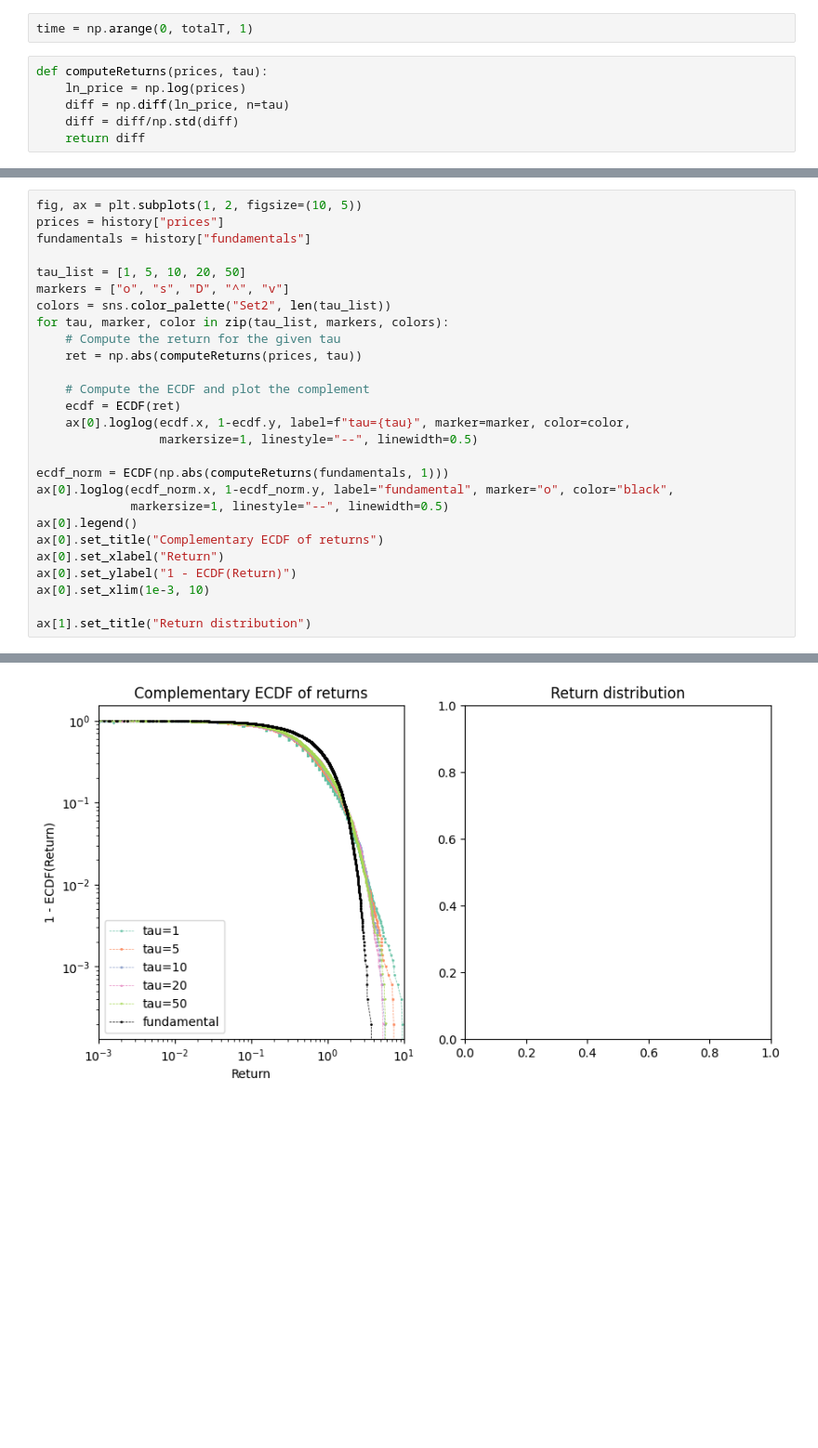
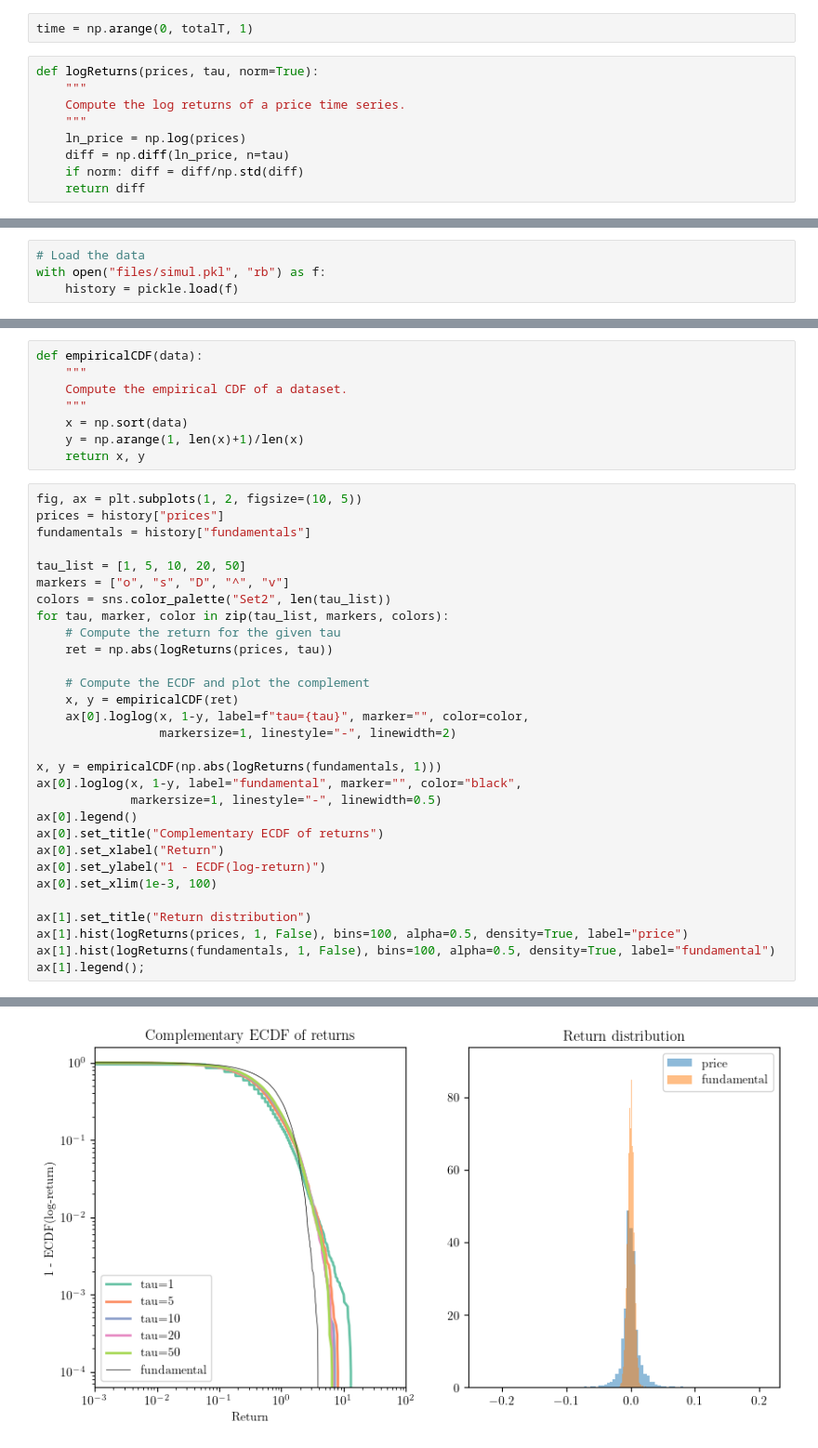
Before and after one commit to paololapo/LuxMarchesiModel, a Jupyter notebook: notebook.ipynb, the cells around one changed output, grey strips where cells are left out. Shown at 93% size. Saved outputs shown, nothing was run; the diff lists cells and outputs as text; blank space fills up the shorter version.

Commit message:
mostly graphical aspects

```diff
--- a/notebook.ipynb
+++ b/notebook.ipynb
@@ -25,8 +33,11 @@ history = M.simulate(totalT, 1)
 # %%
 time = np.arange(0, totalT, 1)
 # %%
-def computeReturns(prices, tau):
+def logReturns(prices, tau, norm=True):
+    """
+    Compute the log returns of a price time series.
+    """
     ln_price = np.log(prices)
     diff = np.diff(ln_price, n=tau)
-    diff = diff/np.std(diff)
+    if norm: diff = diff/np.std(diff)
     return diff
@@ -62,0 +130,4 @@ fig.tight_layout();
+# %%
+# Load the data
+with open("files/simul.pkl", "rb") as f:
+    history = pickle.load(f)
@@ -63,3 +136,11 @@ fig.tight_layout();
+# %%
+def empiricalCDF(data):
+    """
+    Compute the empirical CDF of a dataset.
+    """
+    x = np.sort(data)
+    y = np.arange(1, len(x)+1)/len(x)
+    return x, y
 # %%
 fig, ax = plt.subplots(1, 2, figsize=(10, 5))
 prices = history["prices"]
@@ -70,21 +151,24 @@ markers = ["o", "s", "D", "^", "v"]
 colors = sns.color_palette("Set2", len(tau_list))
 for tau, marker, color in zip(tau_list, markers, colors):
     # Compute the return for the given tau
-    ret = np.abs(computeReturns(prices, tau))
+    ret = np.abs(logReturns(prices, tau))
 
     # Compute the ECDF and plot the complement
-    ecdf = ECDF(ret)
-    ax[0].loglog(ecdf.x, 1-ecdf.y, label=f"tau={tau}", marker=marker, color=color,
-                 markersize=1, linestyle="--", linewidth=0.5)
+    x, y = empiricalCDF(ret)
+    ax[0].loglog(x, 1-y, label=f"tau={tau}", marker="", color=color,
+                 markersize=1, linestyle="-", linewidth=2)
 
-ecdf_norm = ECDF(np.abs(computeReturns(fundamentals, 1)))
-ax[0].loglog(ecdf_norm.x, 1-ecdf_norm.y, label="fundamental", marker="o", color="black",
-             markersize=1, linestyle="--", linewidth=0.5)
+x, y = empiricalCDF(np.abs(logReturns(fundamentals, 1)))
+ax[0].loglog(x, 1-y, label="fundamental", marker="", color="black",
+             markersize=1, linestyle="-", linewidth=0.5)
 ax[0].legend()
 ax[0].set_title("Complementary ECDF of returns")
 ax[0].set_xlabel("Return")
-ax[0].set_ylabel("1 - ECDF(Return)")
-ax[0].set_xlim(1e-3, 10)
+ax[0].set_ylabel("1 - ECDF(log-return)")
+ax[0].set_xlim(1e-3, 100)
 
 ax[1].set_title("Return distribution")
+ax[1].hist(logReturns(prices, 1, False), bins=100, alpha=0.5, density=True, label="price")
+ax[1].hist(logReturns(fundamentals, 1, False), bins=100, alpha=0.5, density=True, label="fundamental")
+ax[1].legend();
 # %% [output]
@@ -92 +175 @@ Text(0.5, 1.0, 'Return distribution')
-[figure, old version]
+[figure, new version]
```
Also changed, not shown: parts of 15 cells of this notebook, 3 other files.
